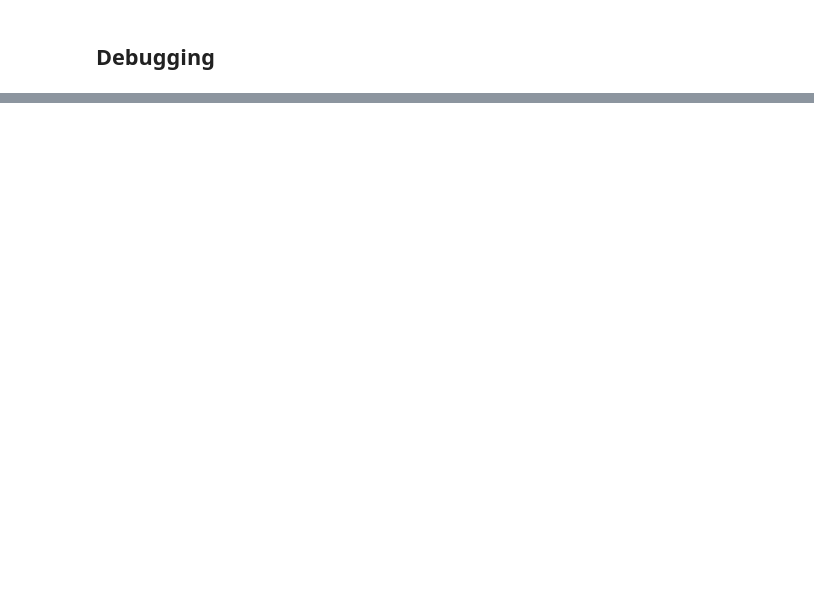
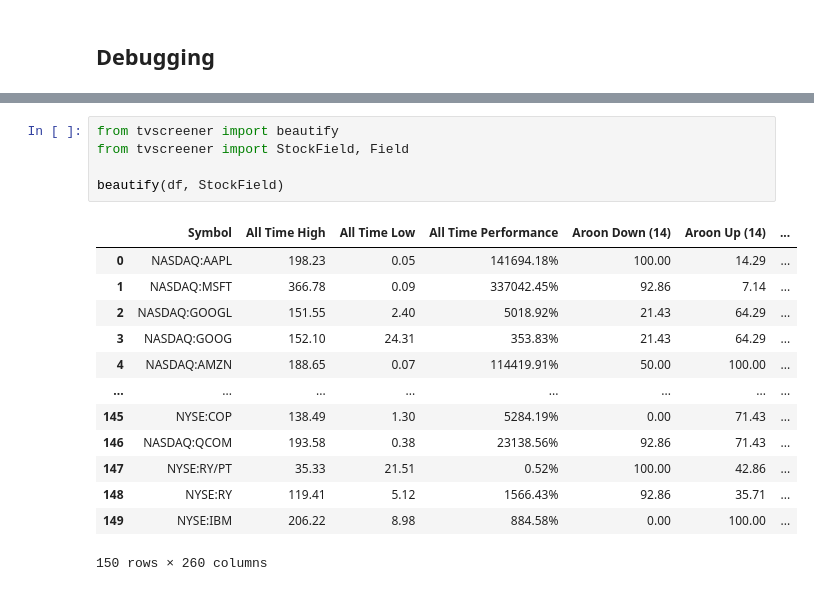
Before and after one commit to houseofai/tvscreener, a Jupyter notebook: notebooks/example.ipynb, the cells around one changed output, grey strips where cells are left out. Saved outputs shown, nothing was run; the diff lists cells and outputs as text; blank space fills up the shorter version.

Commit message:
Generate fields

```diff
--- a/notebooks/example.ipynb
+++ b/notebooks/example.ipynb
@@ -184,0 +152,19 @@ Payload:
+# %%
+from tvscreener import beautify
+from tvscreener import StockField, Field
+
+beautify(df, StockField)
+# %% [output]
+|  | Symbol | All Time High | All Time Low | All Time Performance | Aroon Down (14) | Aroon Up (14) | ... |
+| 0 | NASDAQ:AAPL | 198.23 | 0.05 | 141694.18% | 100.00 | 14.29 | ... |
+| 1 | NASDAQ:MSFT | 366.78 | 0.09 | 337042.45% | 92.86 | 7.14 | ... |
+| 2 | NASDAQ:GOOGL | 151.55 | 2.40 | 5018.92% | 21.43 | 64.29 | ... |
+| 3 | NASDAQ:GOOG | 152.10 | 24.31 | 353.83% | 21.43 | 64.29 | ... |
+| 4 | NASDAQ:AMZN | 188.65 | 0.07 | 114419.91% | 50.00 | 100.00 | ... |
+| ... | ... | ... | ... | ... | ... | ... | ... |
+| 145 | NYSE:COP | 138.49 | 1.30 | 5284.19% | 0.00 | 71.43 | ... |
+| 146 | NASDAQ:QCOM | 193.58 | 0.38 | 23138.56% | 92.86 | 71.43 | ... |
+| 147 | NYSE:RY/PT | 35.33 | 21.51 | 0.52% | 100.00 | 42.86 | ... |
+| 148 | NYSE:RY | 119.41 | 5.12 | 1566.43% | 92.86 | 35.71 | ... |
+| 149 | NYSE:IBM | 206.22 | 8.98 | 884.58% | 0.00 | 100.00 | ... |
+150 rows × 260 columns
```
Also changed, not shown: parts of 15 cells of this notebook, 13 other files.
